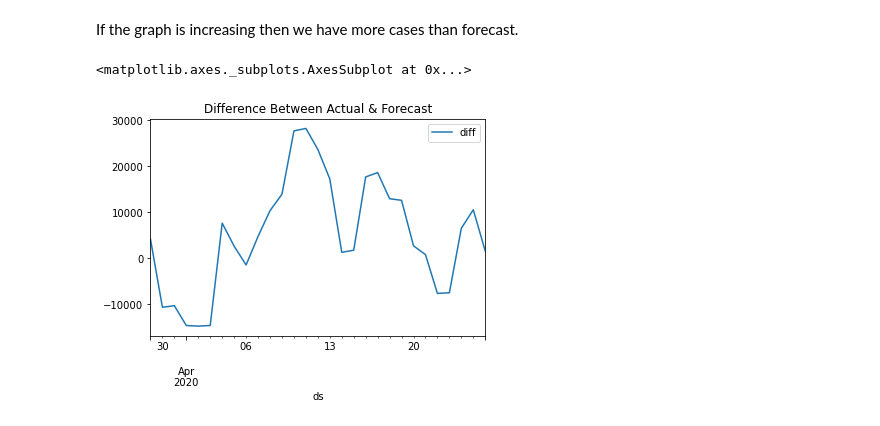
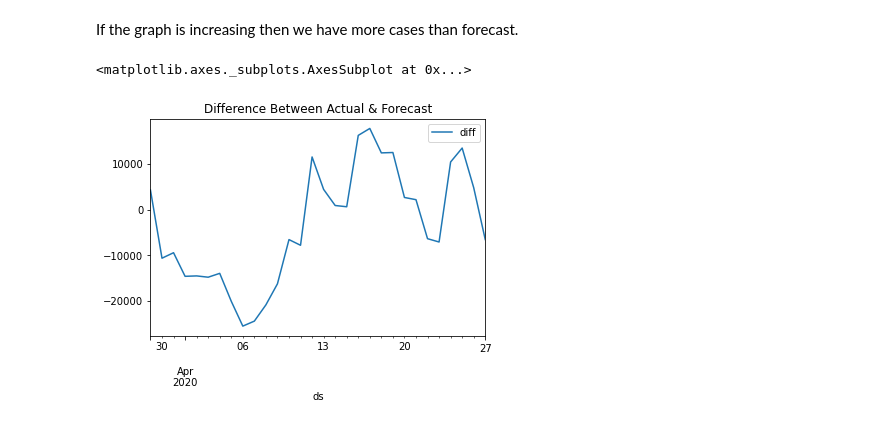
Before and after one commit to synaplasticity/fbprop, a Jupyter notebook: covaid-19-notebook-global-confirmed-cases.ipynb, the cells around one changed output. Cells and saved outputs as stored; diff of their text form; code cells hidden in the pictures.

Commit message:
Automated checking for actual value. Get the latest CSV and it's there

```diff
--- a/covaid-19-notebook-global-confirmed-cases.ipynb
+++ b/covaid-19-notebook-global-confirmed-cases.ipynb
@@ -129,0 +130,2 @@ df
+# %%
+df.index = [x for x in range(len(df))]
@@ -211,0 +232,2 @@ f_validate = forecast.copy()
+# %%
+f_validate['actual'] = df['y']
@@ -222,32 +271,0 @@ f_validate_len
-# %%
-f_validate['actual'] = [720117.0,
-                        782365.0,
-                        857487.0,
-                        932605.0,
-                        1013157.0,
-                        1095917.0,
-                        1197405.0,
-                        1272115.0,
-                        1345101.0,
-                        1426096.0,
-                        1511104.0,
-                        1595350.0,
-                        1691719.0,
-                        1771514.0,
-                        1846679.0,
-                        1917319.0,
-                        1976191.0,
-                        2056054.0,
-                        2152646.0,
-                        2240190.0,
-                        2317758.0,
-                        2401101.0,
-                        2472258.0,
-                        2549122.0,
-                        2624089.0,
-                        2708884.0,
-                        2809499.0,
-                        2896744.0,
-                        2971475.0,
-                        3041764.0,
-                        None,None,None,None,None,None,None,None,None]
@@ -303,8 +332,8 @@ f_val_results[0:-10].plot(x='ds', y=['error', 'accuracy'],
 # %% [markdown]
 If the graph is increasing then we have more cases than forecast.
 # %%
-f_val_results[0:-10].plot(x='ds', y=['diff'],
+f_val_results[0:-9].plot(x='ds', y=['diff'],
                         kind='line', title="Difference Between Actual & Forecast")
 # %% [output]
 <matplotlib.axes._subplots.AxesSubplot at 0x...>
-[figure, old version]
+[figure, new version]
```
Also changed, not shown: parts of 28 cells of this notebook.
